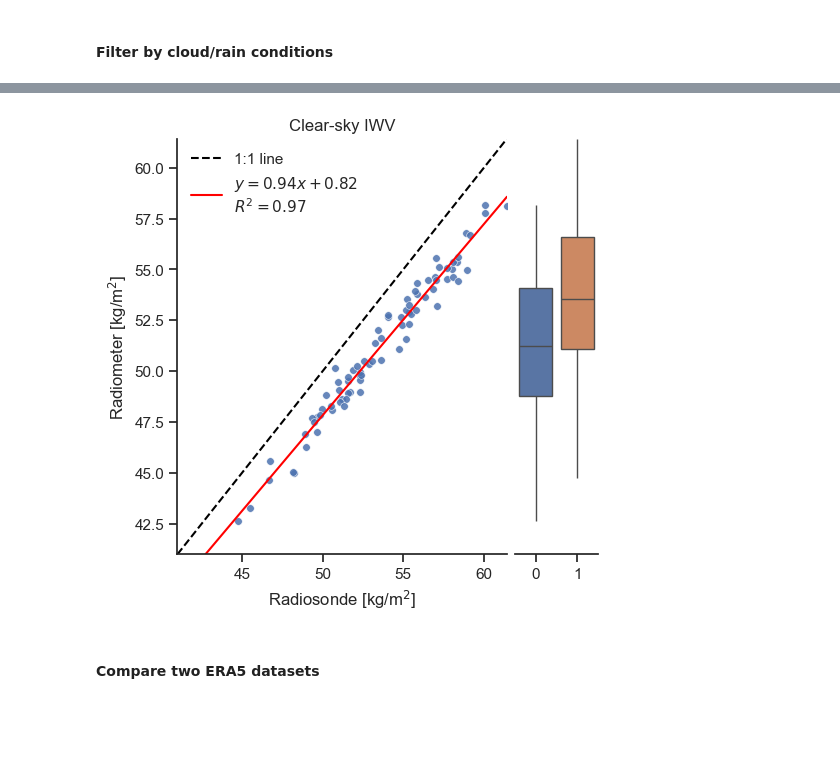
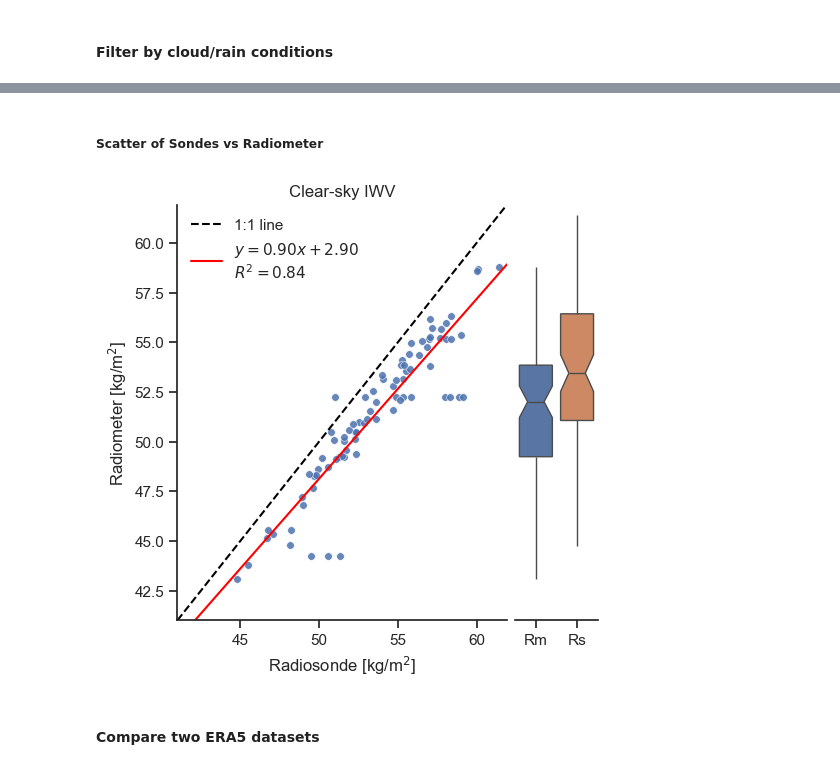
Before and after one commit to allison-wing/piccolo-data-ruppert, a Jupyter notebook: bowtie_sonde_comparison.ipynb, the cells around one changed output, grey strips where cells are left out. Drawn from its saved outputs; the diff is of its cells as text; code cells hidden in the pictures; blank space fills up the shorter version.

Commit message:
Now loading radiometer data from IPFS, which reduced bias relative to soundings

```diff
--- a/bowtie_sonde_comparison.ipynb
+++ b/bowtie_sonde_comparison.ipynb
@@ -22,6 +22,14 @@ warnings.filterwarnings('ignore')
 # %% [markdown]
 #### Data from IPFS server
 # %%
+# Radiometer data
+path = "METEOR/HATPRO-single.zarr"
+var = "iwv"
+cwv_rdm, times_rdm = get_ipfs_data(path, var)
+var = "iwv_quality_flag"
+cwv_qflag, times_rdm = get_ipfs_data(path, var)
+cwv_rdm[np.where(cwv_qflag != 0)] = np.nan
+
 # GPS water vapor
 path = "METEOR/GNSS_IWV.zarr"
 var = "iwv"
@@ -62,9 +70,6 @@ snd_meteor, min_pres_meteor = mask_soundings(snd_meteor, p_threshold=100)
 # %% [markdown]
 #### Local data
 # %%
-# Radiometer data
-cwv_rdm, times_rdm = read_bowtie_radiometer()
-
 # ERA5 IWV data
 # alongtrack, alongsonde
 cwv_era5v1, cwv_era5v2, times_era5, times_sonde_era5 = read_era5_shiptrack_iwv()
@@ -706,3 +713,5 @@ plot_cwv_kde_cm(legends, cwvs_nested, cm_tags)
+# %% [markdown]
+##### Scatter of Sondes vs Radiometer
 # %%
 # Plot the scatter of cwv_meteor_select vs. cwv_rdm
 def plot_scatter_cwv_meteor_vs_rdm(cwv_meteor, cwv_rdm):
@@ -718,7 +727,7 @@ def plot_scatter_cwv_meteor_vs_rdm(cwv_meteor, cwv_rdm):
     axs[0].set_title('Clear-sky IWV')
     sns.scatterplot(x=cwv_meteor, y=cwv_rdm, ax=axs[0], s=30, alpha=0.85)
     # Plot the 1:1 line
-    max_val = np.nanmax([np.nanmax(cwv_meteor), np.nanmax(cwv_rdm)])
+    max_val = 0.5 + np.nanmax([np.nanmax(cwv_meteor), np.nanmax(cwv_rdm)])
     min_val = 41#np.nanmin([np.nanmin(cwv_meteor), np.nanmin(cwv_rdm)])
     axs[0].set_xlim(min_val, max_val)
     axs[0].set_ylim(min_val, max_val)
@@ -737,41 +746,45 @@ def plot_scatter_cwv_meteor_vs_rdm(cwv_meteor, cwv_rdm):
 
     # Add second panel with boxplots of both variables
     sns.boxplot(data=[cwv_rdm, cwv_meteor], ax=axs[1], showcaps=False,
-                meanprops={"marker":"o", "markerfacecolor":"white",
-                           "markeredgecolor":"black", "markersize":"6"})
+                notch=True)#, meanprops={"marker":"o", "markerfacecolor":"white",
+                        #    "markeredgecolor":"black", "markersize":"6"},)
     # Remove y-axis from the second panel
     sns.despine(ax=axs[1], left=True)
     axs[1].set(yticklabels=[])
     axs[1].tick_params(left=False)
+    # Replace labels
+    axs[1].set_xticklabels(['Rm', 'Rs'])
 
     plt.show()
+    # Save figure
+    fig.savefig('cwv_meteor_vs_rdm.png', dpi=300, bbox_inches='tight')
     plt.close()
     return None
 
 # Interpolates the cloud mask to match the times of the input soundings.
 def interpolate_nearest(times_in, times_out, var):
     var_interp = np.full(len(times_out), np.nan)
     for itime in range(len(times_out)):
         time_diff = np.abs(times_in.astype('datetime64[ns]') - times_out[itime].astype('datetime64[ns]'))
         closest_index = np.argmin(time_diff)
         var_interp[itime] = var[closest_index]
     return var_interp
 
 i_cloud_mask = 1
 cwv_meteor_cs = cwv_meteor_select[t_ind_snd][np.where(cm_meteor[t_ind_snd] == i_cloud_mask)]
 
 # Use nearest-neighbor interpolation to match the times of the radiometer data to the soundings
 cwv_rdm_cs = cwv_rdm[t_ind_rdm][np.where(cm_rdm[t_ind_rdm] == i_cloud_mask)]
 times_interp = snd_meteor['times'][t_ind_snd][np.where(cm_meteor[t_ind_snd] == i_cloud_mask)]
 times_rdm_interp = times_rdm[t_ind_rdm][np.where(cm_rdm[t_ind_rdm] == i_cloud_mask)]
 cwv_rdm_cs_meteortimes = interpolate_nearest(times_rdm_interp, times_interp, cwv_rdm_cs)
 
 # Find mutually finite indices
 ind_finite = np.isfinite(cwv_meteor_cs*cwv_rdm_cs_meteortimes)
 
 plot_scatter_cwv_meteor_vs_rdm(cwv_meteor_cs[ind_finite].filled(), cwv_rdm_cs_meteortimes[ind_finite])
 # %% [output]
-[figure, old version]
+[figure, new version]
 # %% [markdown]
 #### Compare two ERA5 datasets
 # %%
```
Also changed, not shown: parts of 7 cells of this notebook, 2 other files.
